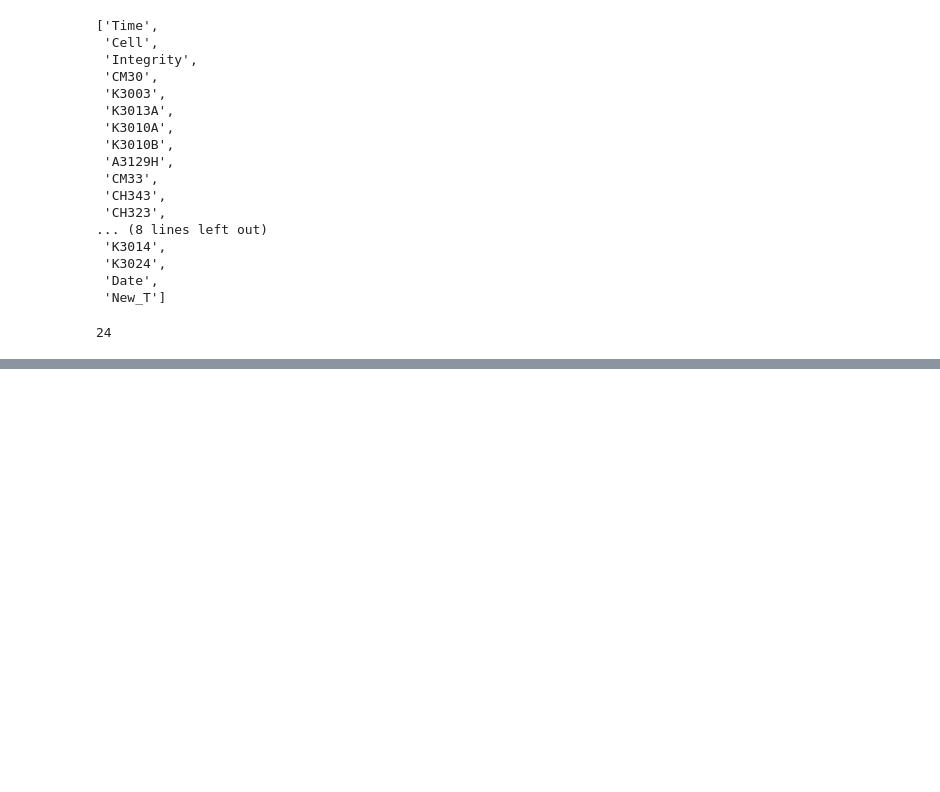
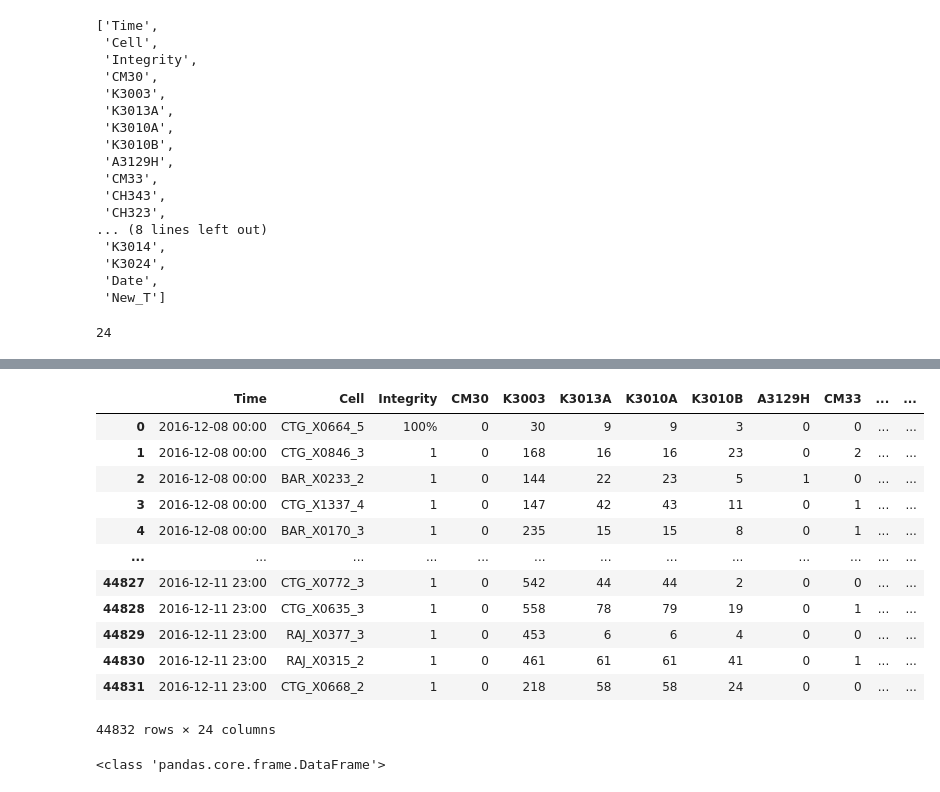
Before and after one commit to saiful-soft-dev/jupyter_project, a Jupyter notebook: 2G_Cell_Lebel_KPI_Processing.ipynb, the cells around one changed output, grey strips where cells are left out. Saved outputs shown, nothing was run; the diff lists cells and outputs as text; code cells hidden in the pictures; blank space fills up the shorter version.

```diff
--- a/2G_Cell_Lebel_KPI_Processing.ipynb
+++ b/2G_Cell_Lebel_KPI_Processing.ipynb
@@ -170 +184,3 @@ len(counter)
 # %%
+
+raw.columns=counter
@@ -184,0 +187,20 @@ len(counter)
+# %%
+raw
+# %% [output]
+|  | Time | Cell | Integrity | CM30 | K3003 | K3013A | K3010A | K3010B | A3129H | CM33 | ... | ... |
+| 0 | 2016-12-08 00:00 | CTG_X0664_5 | 100% | 0 | 30 | 9 | 9 | 3 | 0 | 0 | ... | ... |
+| 1 | 2016-12-08 00:00 | CTG_X0846_3 | 1 | 0 | 168 | 16 | 16 | 23 | 0 | 2 | ... | ... |
+| 2 | 2016-12-08 00:00 | BAR_X0233_2 | 1 | 0 | 144 | 22 | 23 | 5 | 1 | 0 | ... | ... |
+| 3 | 2016-12-08 00:00 | CTG_X1337_4 | 1 | 0 | 147 | 42 | 43 | 11 | 0 | 1 | ... | ... |
+| 4 | 2016-12-08 00:00 | BAR_X0170_3 | 1 | 0 | 235 | 15 | 15 | 8 | 0 | 1 | ... | ... |
+| ... | ... | ... | ... | ... | ... | ... | ... | ... | ... | ... | ... | ... |
+| 44827 | 2016-12-11 23:00 | CTG_X0772_3 | 1 | 0 | 542 | 44 | 44 | 2 | 0 | 0 | ... | ... |
+| 44828 | 2016-12-11 23:00 | CTG_X0635_3 | 1 | 0 | 558 | 78 | 79 | 19 | 0 | 1 | ... | ... |
+| 44829 | 2016-12-11 23:00 | RAJ_X0377_3 | 1 | 0 | 453 | 6 | 6 | 4 | 0 | 0 | ... | ... |
+| 44830 | 2016-12-11 23:00 | RAJ_X0315_2 | 1 | 0 | 461 | 61 | 61 | 41 | 0 | 1 | ... | ... |
+| 44831 | 2016-12-11 23:00 | CTG_X0668_2 | 1 | 0 | 218 | 58 | 58 | 24 | 0 | 0 | ... | ... |
+44832 rows × 24 columns
+# %%
+print(type(raw))
+# %% [output]
+<class 'pandas.core.frame.DataFrame'>
```
Also changed, not shown: parts of 11 cells of this notebook.
